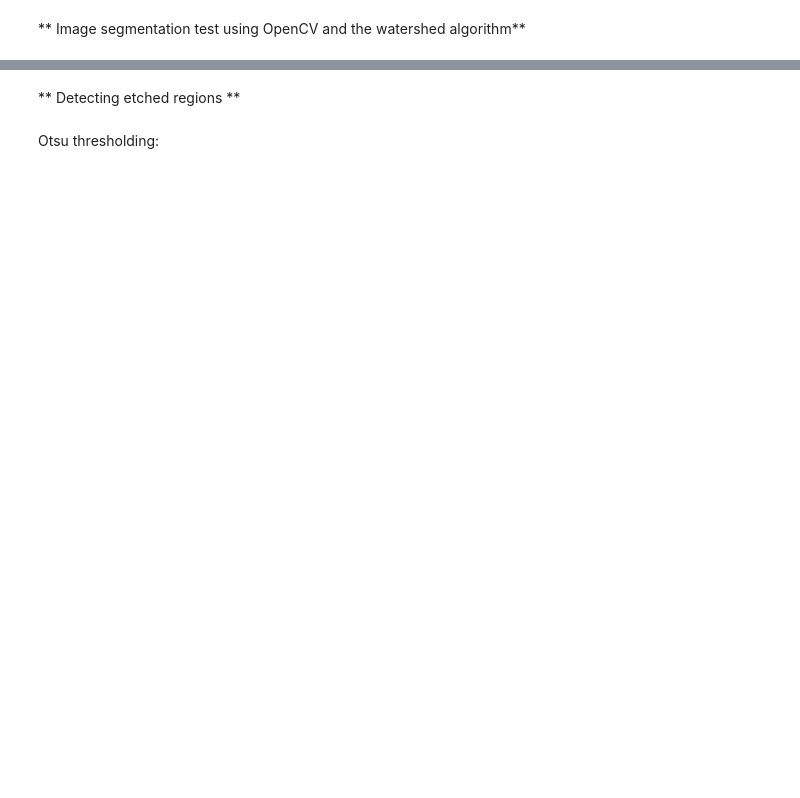
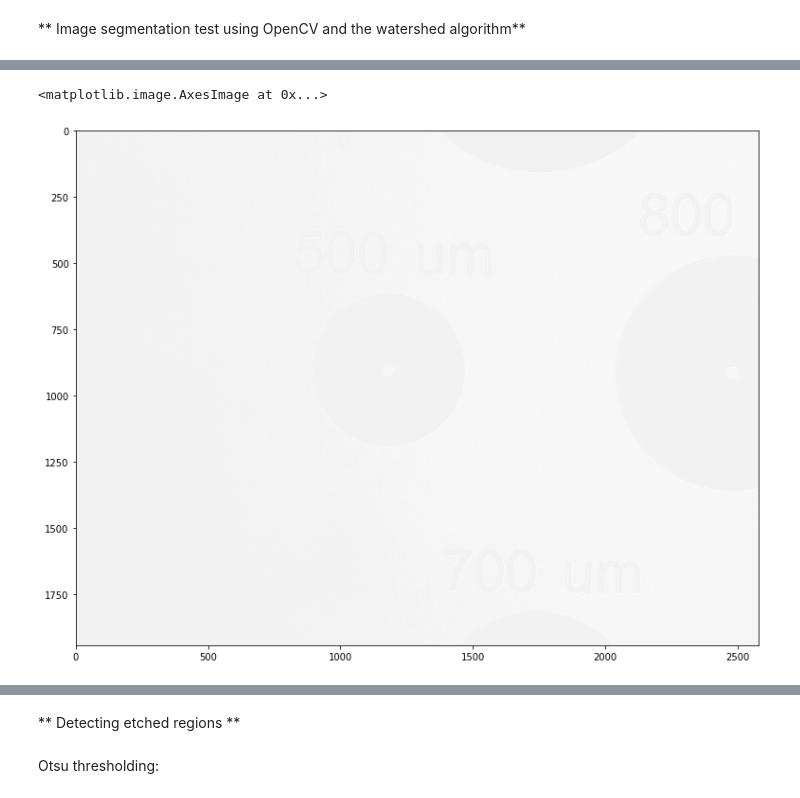
Before and after one commit to silvan-stettler/ml-processopt, a Jupyter notebook: image_segmentation.ipynb, the cells around one changed output, grey strips where cells are left out. Saved outputs shown, nothing was run; the diff lists cells and outputs as text; code cells hidden in the pictures; blank space fills up the shorter version.

```diff
--- a/image_segmentation.ipynb
+++ b/image_segmentation.ipynb
@@ -12,0 +16,9 @@ plt.imshow(gray, cmap='gray')
+# %%
+gray_dumb = gray
+gray_dumb[gray_dumb < gray[10,1500]] = gray[10,1500]
+
+plt.figure(figsize=(15,10))
+plt.imshow(gray_dumb, cmap='gray', vmin=0, vmax=255)
+# %% [output]
+<matplotlib.image.AxesImage at 0x...>
+[figure, added]
```
Also changed, not shown: parts of 9 cells of this notebook.
